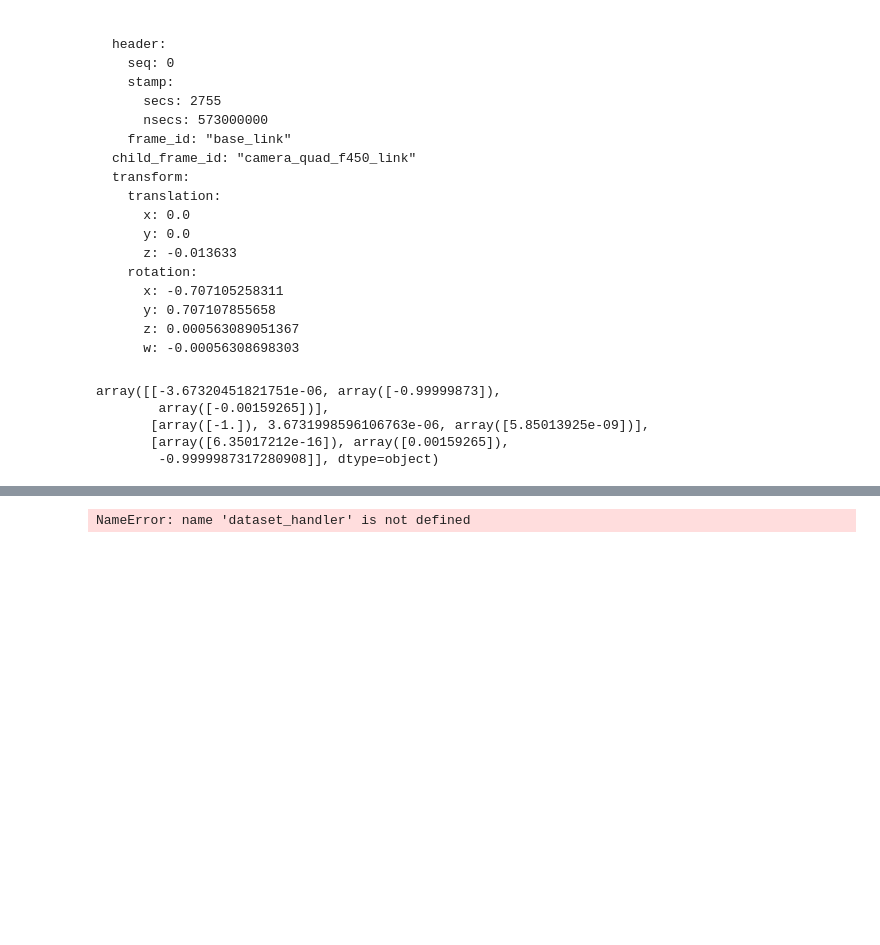
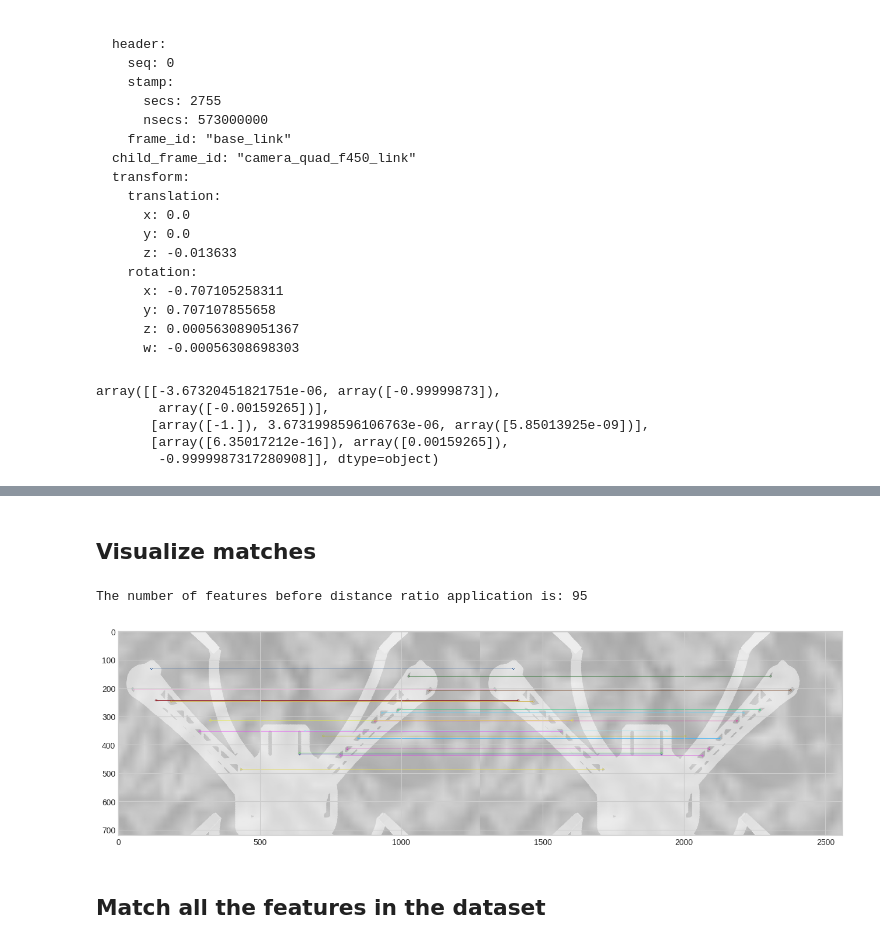
Before and after one commit to MikeS96/vio_quadrotor, a Jupyter notebook: VO.ipynb, the cells around one changed output, grey strips where cells are left out. Saved outputs shown, nothing was run; the diff lists cells and outputs as text; code cells hidden in the pictures; blank space fills up the shorter version.

```diff
--- a/VO.ipynb
+++ b/VO.ipynb
@@ -553,17 +502,11 @@ def extract_features_dataset(images, extract_features_function):
     kp_list = []
     des_list = []
 
-    ### START CODE HERE ###
-
-    for i in range(dataset_handler.num_frames):
-        kp, des = extract_features_function(images[i])
+    for i in range(images_dataset.num_frames):
+        # Pass only the image images[i][1]
+        kp, des = extract_features_function(images[i][1])
         kp_list.append(kp)
         des_list.append(des)
 
-
-    ### END CODE HERE ###
-    print(len(kp_list))
-    print(len(des_list))
-
     return kp_list, des_list
 # %%
@@ -590,14 +538,11 @@ def match_features(des1, des2):
     Returns:
     match -- list of matched features from two images. Each match[i] is k or less matches for the same query descriptor
     """
-    ### START CODE HERE ###
 
     # BFMatcher with default params
-    bf = cv.BFMatcher()
+    bf = cv2.BFMatcher()
     match = bf.knnMatch(des1,des2, k=2)
 
-    ### END CODE HERE ###
-
     return match
 # %%
 i = 0
@@ -658,3 +595,5 @@ NameError: name 'des_list' is not defined
+# %% [markdown]
+## Visualize matches
 # %%
 def visualize_matches(image1, kp1, image2, kp2, match):
     """
@@ -679,27 +618,30 @@ def visualize_matches(image1, kp1, image2, kp2, match):
 # %%
 # Visualize n first matches, set n to None to view all matches
 # set filtering to True if using match filtering, otherwise set to False
 n = 20
 filtering = True
 
 i = 0
-image1 = dataset_handler.images[i]
-image2 = dataset_handler.images[i+1]
+times1, image1 = images_dataset.images[i]
+times1, image2 = images_dataset.images[i+1]
 
 kp1 = kp_list[i]
 kp2 = kp_list[i+1]
 
 des1 = des_list[i]
 des2 = des_list[i+1]
 
 match = match_features(des1, des2)
 if filtering:
     dist_threshold = 0.3 #this has to be changed
     match = filter_matches_distance(match, dist_threshold)
 
 image_matches = visualize_matches(image1, kp1, image2, kp2, match[:n])
 # %% [output]
-NameError: name 'dataset_handler' is not defined
+The number of features before distance ratio application is: 95
+[figure, added]
+# %% [markdown]
+## Match all the features in the dataset
 # %%
 def match_features_dataset(des_list, match_features):
     """
```
Also changed, not shown: parts of 37 cells of this notebook.
